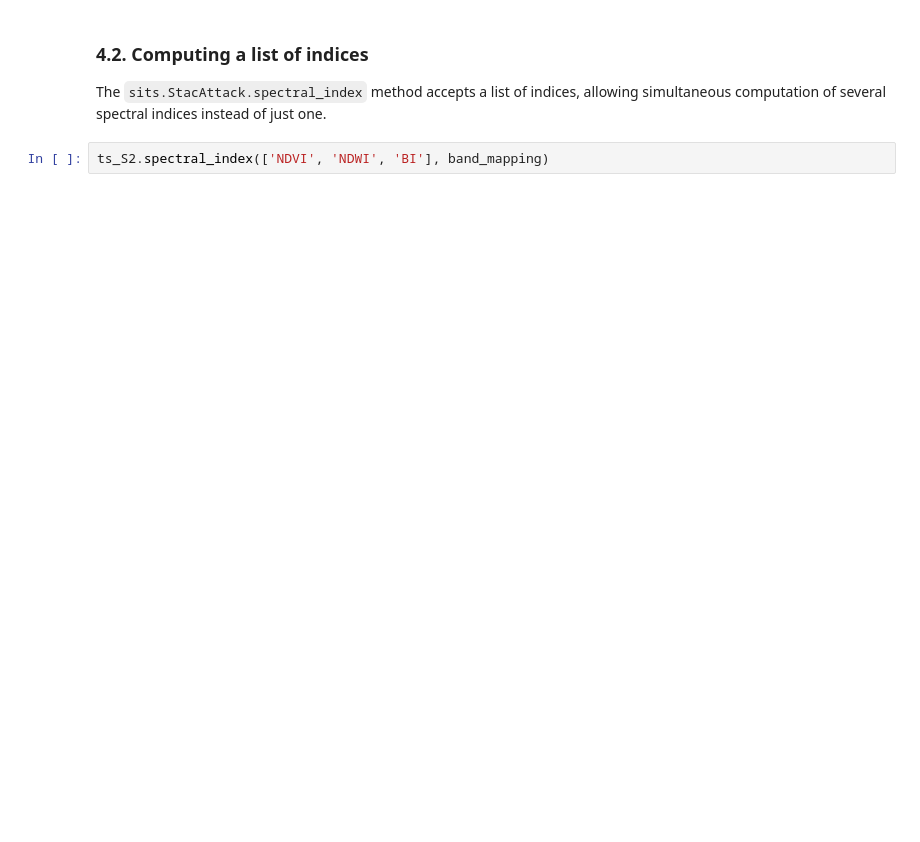
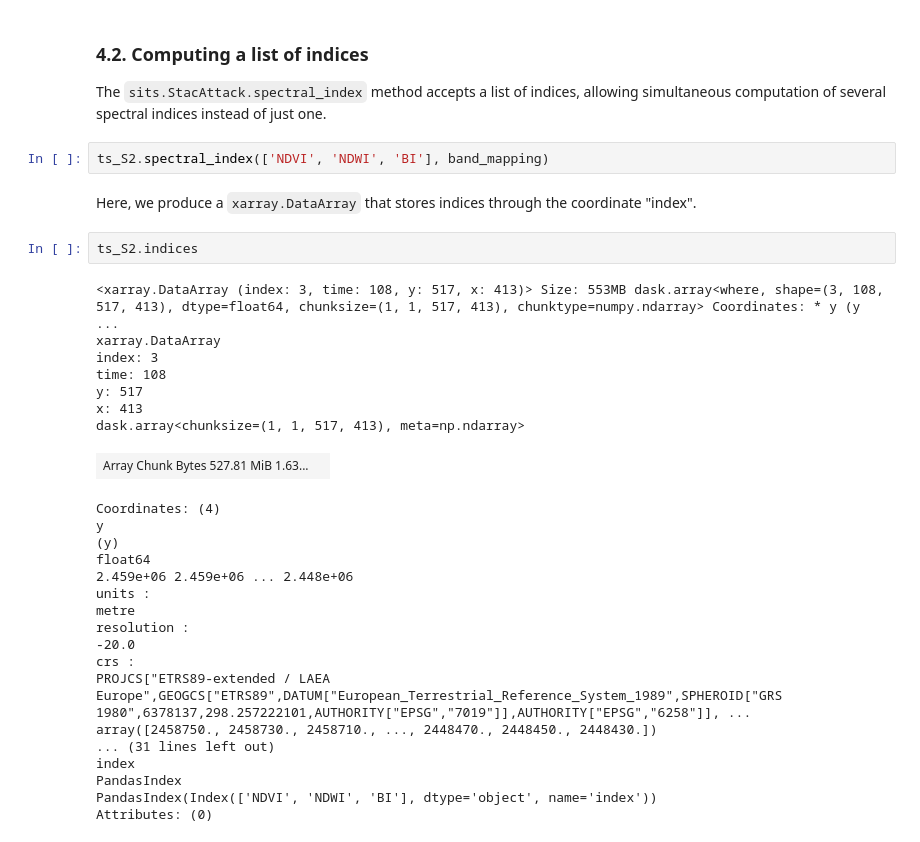
Before and after one commit to kenoz/SITS_utils, a Jupyter notebook: docs/source/tutorials/colab_sits_ex03.ipynb, the cells around one changed output. Drawn from its saved outputs; the diff is of its cells as text; blank space fills up the shorter version.

```diff
--- a/docs/source/tutorials/colab_sits_ex03.ipynb
+++ b/docs/source/tutorials/colab_sits_ex03.ipynb
@@ -326,4 +337,34 @@ ts_S2.indices[::10].plot.imshow(col_wrap=5, col="time", cmap='viridis', robust=T
 The `sits.StacAttack.spectral_index` method accepts a list of indices, allowing simultaneous computation of several spectral indices instead of just one.
 # %%
 ts_S2.spectral_index(['NDVI', 'NDWI', 'BI'], band_mapping)
+# %% [markdown]
+Here, we produce a `xarray.DataArray` that stores indices through the coordinate "index".
+# %%
+ts_S2.indices
+# %% [output]
+<xarray.DataArray (index: 3, time: 108, y: 517, x: 413)> Size: 553MB dask.array<where, shape=(3, 108, 517, 413), dtype=float64, chunksize=(1, 1, 517, 413), chunktype=numpy.ndarray> Coordinates: * y (y ...
+xarray.DataArray
+index: 3
+time: 108
+y: 517
+x: 413
+dask.array<chunksize=(1, 1, 517, 413), meta=np.ndarray>
+| Array Chunk Bytes 527.81 MiB 1.63... |  |
+Coordinates: (4)
+y
+(y)
+float64
+2.459e+06 2.459e+06 ... 2.448e+06
+units :
+metre
+resolution :
+-20.0
+crs :
+PROJCS["ETRS89-extended / LAEA Europe",GEOGCS["ETRS89",DATUM["European_Terrestrial_Reference_System_1989",SPHEROID["GRS 1980",6378137,298.257222101,AUTHORITY["EPSG","7019"]],AUTHORITY["EPSG","6258"]], ...
+array([2458750., 2458730., 2458710., ..., 2448470., 2448450., 2448430.])
+... (31 lines left out)
+index
+PandasIndex
+PandasIndex(Index(['NDVI', 'NDWI', 'BI'], dtype='object', name='index'))
+Attributes: (0)
 # %%
```
Also changed, not shown: parts of 5 cells of this notebook.
